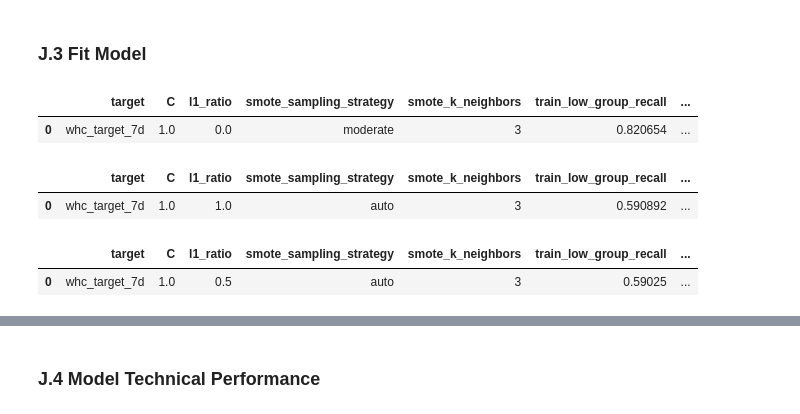
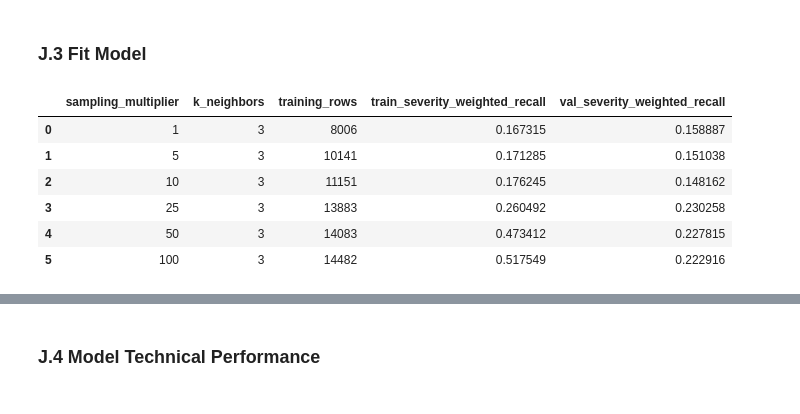
Before and after one commit to RP28/36120-26SP-AT2-26294153-experiments, a Jupyter notebook: notebooks/weather_hazard/36120_26SP_AT2_26294153_experiment_2.ipynb, the cells around one changed output, grey strips where cells are left out. Drawn from its saved outputs; the diff is of its cells as text; code cells hidden in the pictures.

```diff
--- a/notebooks/weather_hazard/36120_26SP_AT2_26294153_experiment_2.ipynb
+++ b/notebooks/weather_hazard/36120_26SP_AT2_26294153_experiment_2.ipynb
@@ -1472,37 +413,44 @@ def test_models(data, preprocessing_pipe, C, l1_ratio, smote_k_neighbors, smote_
-# %%
-metric_df1, models1 = test_models(
-    weather_df,
-    data_preprocessing_pipeline,
-    C=1.0,
-    l1_ratio=0.0,
-    smote_k_neighbors=3,
-    smote_sampling_strategy="moderate"
-)  # Ridge Regression
-display(metric_df1)
-# %% [output]
-|  | target | C | l1_ratio | smote_sampling_strategy | smote_k_neighbors | train_low_group_recall | ... |
-| 0 | whc_target_7d | 1.0 | 0.0 | moderate | 3 | 0.820654 | ... |
+# %%
+def test_model(sampling_multiplier, C, l1_ratio, k_neighbors):
+    model = make_smote_classifier(
+        LogisticRegression(penalty="elasticnet", solver="saga", C=C, l1_ratio=l1_ratio, fit_intercept=True, max_iter=5000, random_state=42),
+        sampling_multiplier=sampling_multiplier,
+        k_neighbors=k_neighbors,
+        random_state=42
+    )
+    model.fit(X_train, y_train)
+
+    result = {
+        "sampling_multiplier": sampling_multiplier,
+        "k_neighbors": k_neighbors,
+        "training_rows": sum(model.class_counts_after_.values()),
+        f"train_{primary_metric}": severity_weighted_recall(y_train, model.predict(X_train)),
+        f"val_{primary_metric}": severity_weighted_recall(y_val, model.predict(X_val))
+    }
+    return pd.DataFrame([result]), model
+
+def test_different_multiplier_model(C, l1_ratio, k_neighbors):
+    sampling_multipliers = [1, 5, 10, 25, 50, 100]
+    results = []
+    models = []
+    for sampling_multiplier in sampling_multipliers:
+        result, model = test_model(
+            sampling_multiplier,
+            C=C,
+            l1_ratio=l1_ratio,
+            k_neighbors=k_neighbors
+        )
+        results.append(result)
+        models.append(model)
+    return pd.concat(results, ignore_index=True), models
 # %%
-metric_df2, models2 = test_models(
-    weather_df,
-    data_preprocessing_pipeline,
-    C=1.0,
-    l1_ratio=1.0,
-    smote_k_neighbors=3
-)  # Lasso Regression
-display(metric_df2)
+metric1, models1 = test_different_multiplier_model(C=0.1, l1_ratio=1.0, k_neighbors=3)
+display(metric1)
 # %% [output]
-|  | target | C | l1_ratio | smote_sampling_strategy | smote_k_neighbors | train_low_group_recall | ... |
-| 0 | whc_target_7d | 1.0 | 1.0 | auto | 3 | 0.590892 | ... |
+|  | sampling_multiplier | k_neighbors | training_rows | train_severity_weighted_recall | val_severity_weighted_recall |
+| 0 | 1 | 3 | 8006 | 0.167315 | 0.158887 |
+| 1 | 5 | 3 | 10141 | 0.171285 | 0.151038 |
+| 2 | 10 | 3 | 11151 | 0.176245 | 0.148162 |
+| 3 | 25 | 3 | 13883 | 0.260492 | 0.230258 |
+| 4 | 50 | 3 | 14083 | 0.473412 | 0.227815 |
+| 5 | 100 | 3 | 14482 | 0.517549 | 0.222916 |
-# %%
-metric_df3, models3 = test_models(
-    weather_df,
-    data_preprocessing_pipeline,
-    C=1.0,
-    l1_ratio=0.5,
-    smote_k_neighbors=3
-)  # Balanced Elastic Net Regression
-display(metric_df3)
-# %% [output]
-|  | target | C | l1_ratio | smote_sampling_strategy | smote_k_neighbors | train_low_group_recall | ... |
-| 0 | whc_target_7d | 1.0 | 0.5 | auto | 3 | 0.59025 | ... |
```
Also changed, not shown: parts of 157 cells of this notebook, 4 other files.
